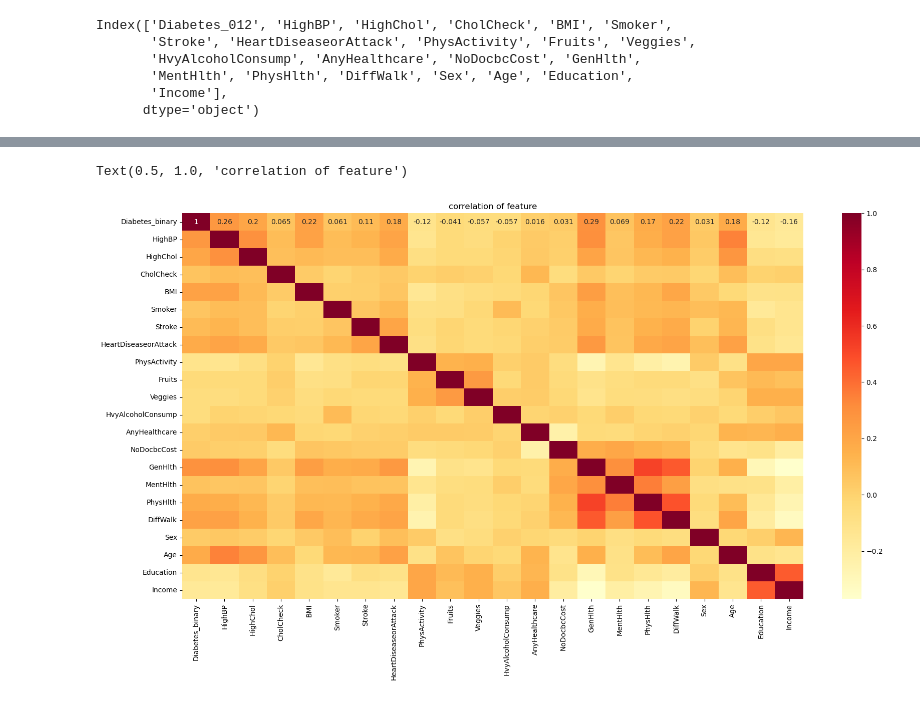
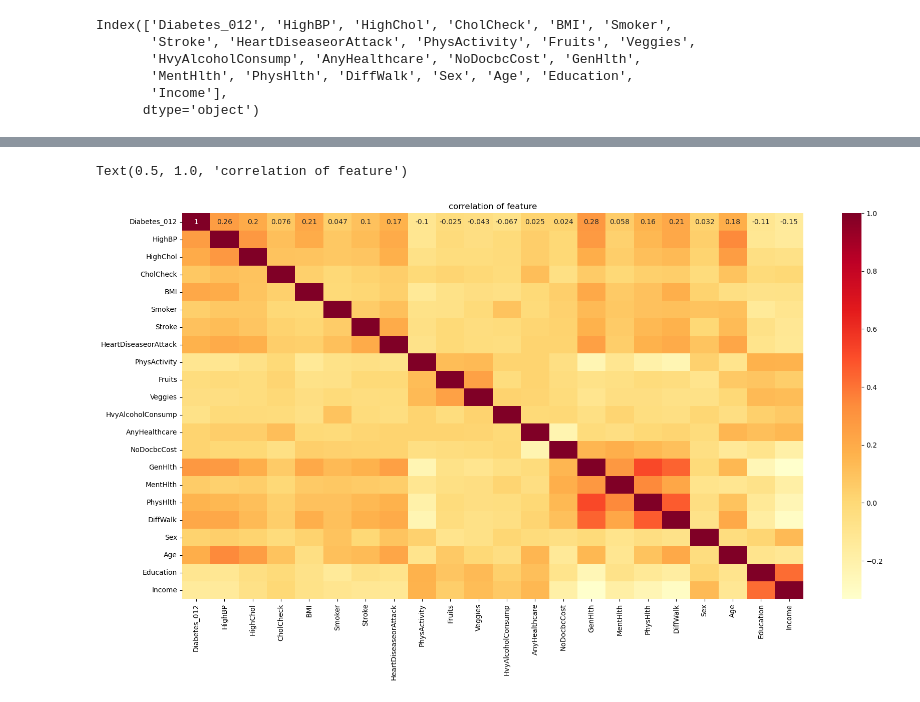
Before and after one commit to King-georges/Diabetes-Prediction-Project, a Jupyter notebook: Project_notebook.ipynb, the cells around one changed output, grey strips where cells are left out. Cells and saved outputs as stored; diff of their text form; code cells hidden in the pictures.

```diff
--- a/Project_notebook.ipynb
+++ b/Project_notebook.ipynb
@@ -40 +183,3 @@ duplicated_rows2
+# %%
+df1.drop_duplicates(inplace=True)
 # %%
@@ -272,7 +250,7 @@ df3.corr()
 # %%
 plt.figure(figsize = (20,10))
-sns.heatmap(df3.corr(),annot=True , cmap ='YlOrRd' )
+sns.heatmap(df1.corr(),annot=True , cmap ='YlOrRd' )
 plt.title("correlation of feature")
 # %% [output]
 Text(0.5, 1.0, 'correlation of feature')
-[figure, old version]
+[figure, new version]
```
Also changed, not shown: parts of 62 cells of this notebook.
